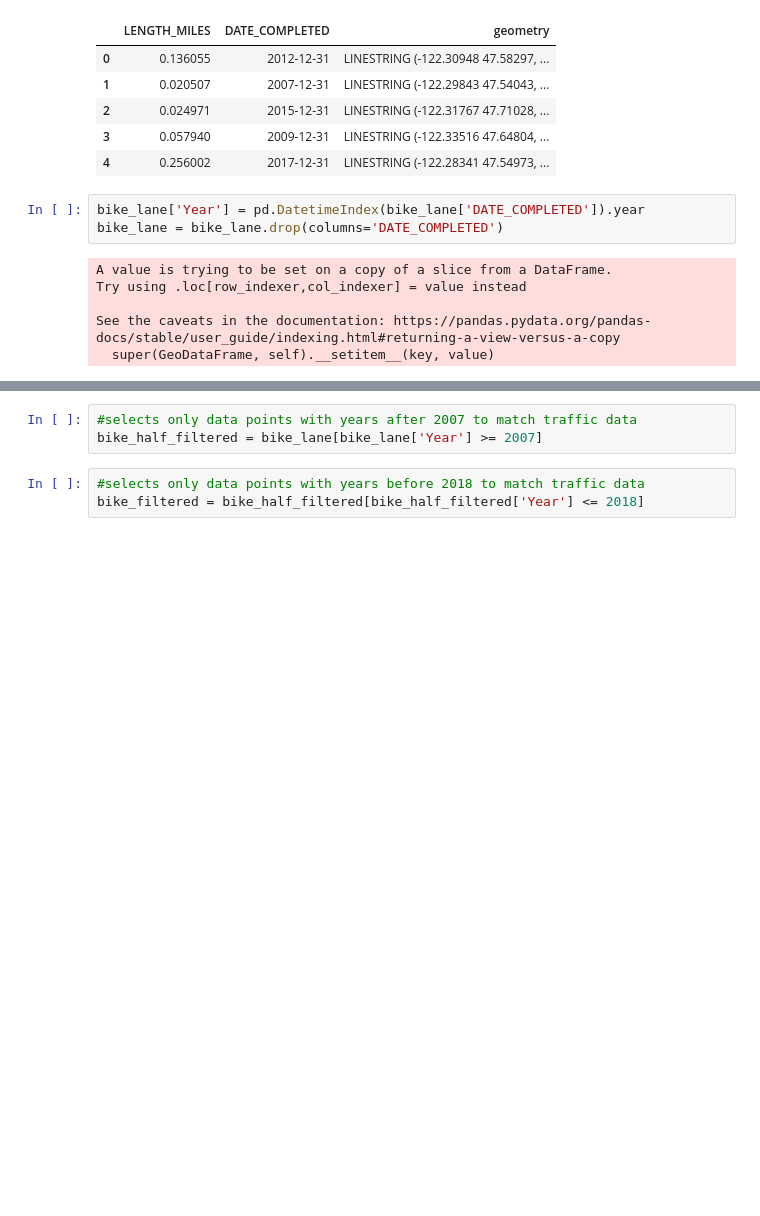
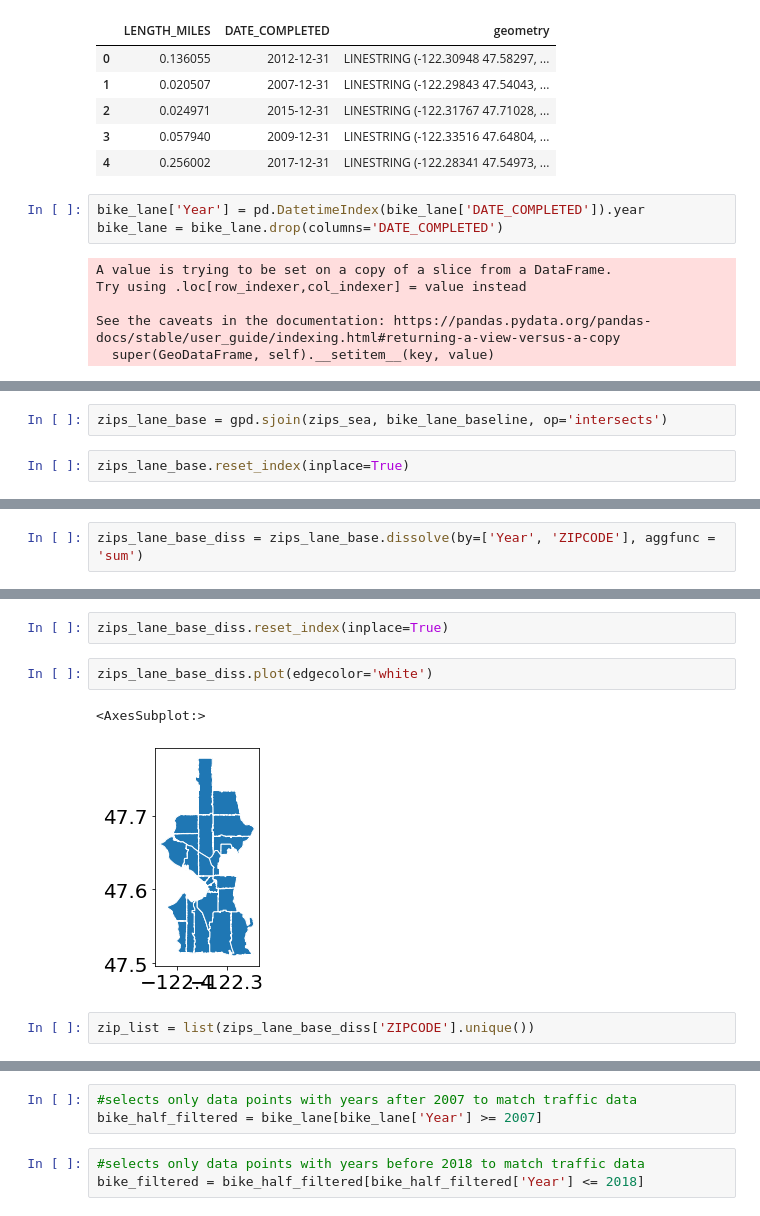
Before and after one commit to Greening-Seattle/Prediction, a Jupyter notebook: Data_Compiler.ipynb, the cells around one changed output, grey strips where cells are left out. Cells and saved outputs as stored; diff of their text form; blank space fills up the shorter version.

```diff
--- a/Data_Compiler.ipynb
+++ b/Data_Compiler.ipynb
@@ -268,0 +250,4 @@ See the caveats in the documentation: https://pandas.pydata.org/pandas-docs/stab
+# %%
+zips_lane_base = gpd.sjoin(zips_sea, bike_lane_baseline, op='intersects')
+# %%
+zips_lane_base.reset_index(inplace=True)
@@ -268,0 +263,2 @@ See the caveats in the documentation: https://pandas.pydata.org/pandas-docs/stab
+# %%
+zips_lane_base_diss = zips_lane_base.dissolve(by=['Year', 'ZIPCODE'], aggfunc = 'sum')
@@ -268,0 +279,9 @@ See the caveats in the documentation: https://pandas.pydata.org/pandas-docs/stab
+# %%
+zips_lane_base_diss.reset_index(inplace=True)
+# %%
+zips_lane_base_diss.plot(edgecolor='white')
+# %% [output]
+<AxesSubplot:>
+[figure, added]
+# %%
+zip_list = list(zips_lane_base_diss['ZIPCODE'].unique())
```
Also changed, not shown: parts of 31 cells of this notebook.
